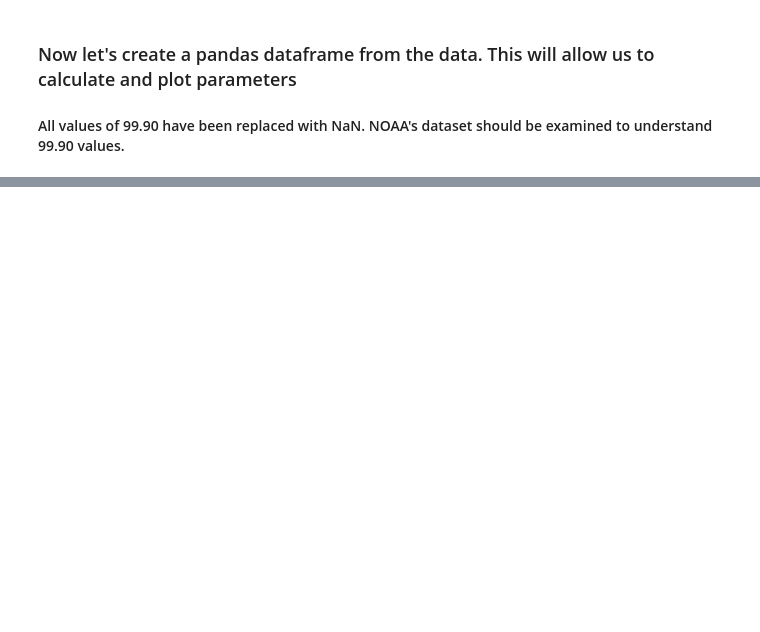
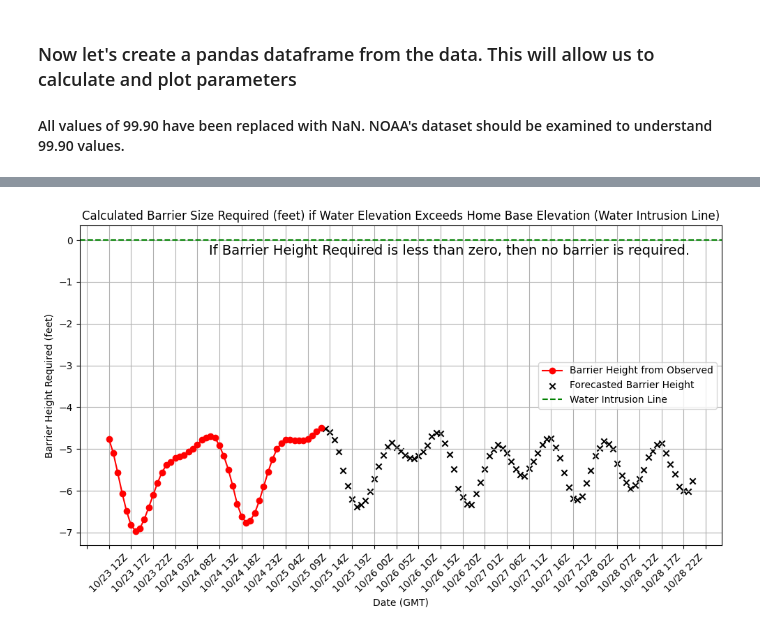
Before and after one commit to GriffsKode/griffskode.github.io, a Jupyter notebook: portfolio/flooding/noaa_etss_bs_scrape.ipynb, the cells around one changed output, grey strips where cells are left out. Cells and saved outputs as stored; diff of their text form; code cells hidden in the pictures; blank space fills up the shorter version.

```diff
--- a/portfolio/flooding/noaa_etss_bs_scrape.ipynb
+++ b/portfolio/flooding/noaa_etss_bs_scrape.ipynb
@@ -146,0 +158,4 @@ plt.show()
+# %%
+# Add Columns Barrier_HeightObs and Barrier_HeightFcst to df
+df['Barrier_HeightObs'] = df['Obs'] - home_base_elev
+df['Barrier_HeightFcst'] = df['Fcst'] - home_base_elev
@@ -146,0 +182,5 @@ plt.show()
+# %%
+# Create Barrier_Height column that checks if Barrier_HeightObs or Barrier_HeightFcst are greater than zero, if true print the positive number, if not NaN
+df['Barrier_HeightReq'] = np.where(df['Barrier_HeightObs'] > 0, df['Barrier_HeightObs'],
+                        np.where(df['Barrier_HeightFcst'] > 0, df['Barrier_HeightFcst'], np.nan))
+print(df)
@@ -146,0 +205,36 @@ plt.show()
+# %%
+# Plot data on figure (x) vs (y)
+plt.figure(figsize=(10, 6))
+
+# X values will be 'Date(GMT)' and Y values will be 'Obs'
+plt.plot(df['Date(GMT)'], df['Barrier_HeightObs'], marker='o', linestyle='-', color='r', label='Barrier Height from Observed')
+# Add Fcst values as black 'X' markers
+plt.scatter(df['Date(GMT)'], df['Barrier_HeightFcst'], color='black', marker='x', label='Forecasted Barrier Height')
+# Add Barrier_HeightReq values as yellow 'o' markers
+#plt.scatter(df['Date(GMT)'], df['Barrier_HeightReq'], color='black', marker='o', label='Barrier Height Required')
+
+# Add a horizontal line at y = 0
+plt.axhline(y=0, color='g', linestyle='--', label=f'Water Intrusion Line')
+
+# Formatting the plot
+plt.xlabel('Date (GMT)')
+plt.ylabel('Barrier Height Required (feet)')
+plt.title('Calculated Barrier Size Required (feet) if Water Elevation Exceeds Home Base Elevation (Water Intrusion Line)')
+plt.xticks(rotation=45)
+plt.grid(True)
+plt.legend()
+# Reducing the number of dates/times on the x-axis
+plt.gca().xaxis.set_major_locator(ticker.MaxNLocator(nbins=30))  # Limit to 6 x-axis labels
+
+# Rotate x-axis labels for better readability
+plt.xticks(rotation=45)
+
+# Adding the note above the legend
+plt.text(0.95, 0.92, "If Barrier Height Required is less than zero, then no barrier is required.",
+         ha='right', va='center', transform=plt.gca().transAxes, fontsize=14, color='black')
+
+# Display the plot
+plt.tight_layout()
+plt.show()
+# %% [output]
+[figure, added]
```
Also changed, not shown: parts of 6 cells of this notebook.
